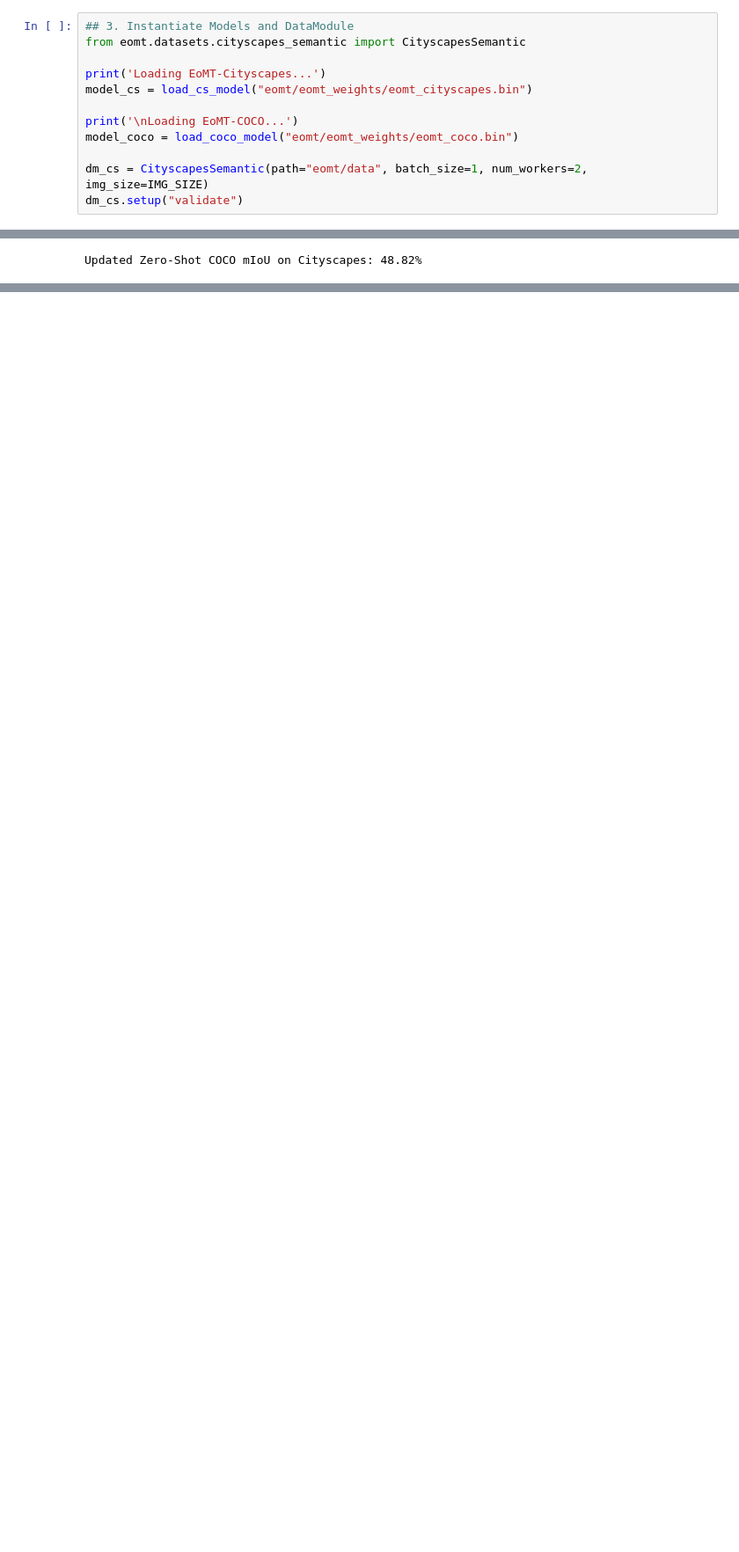
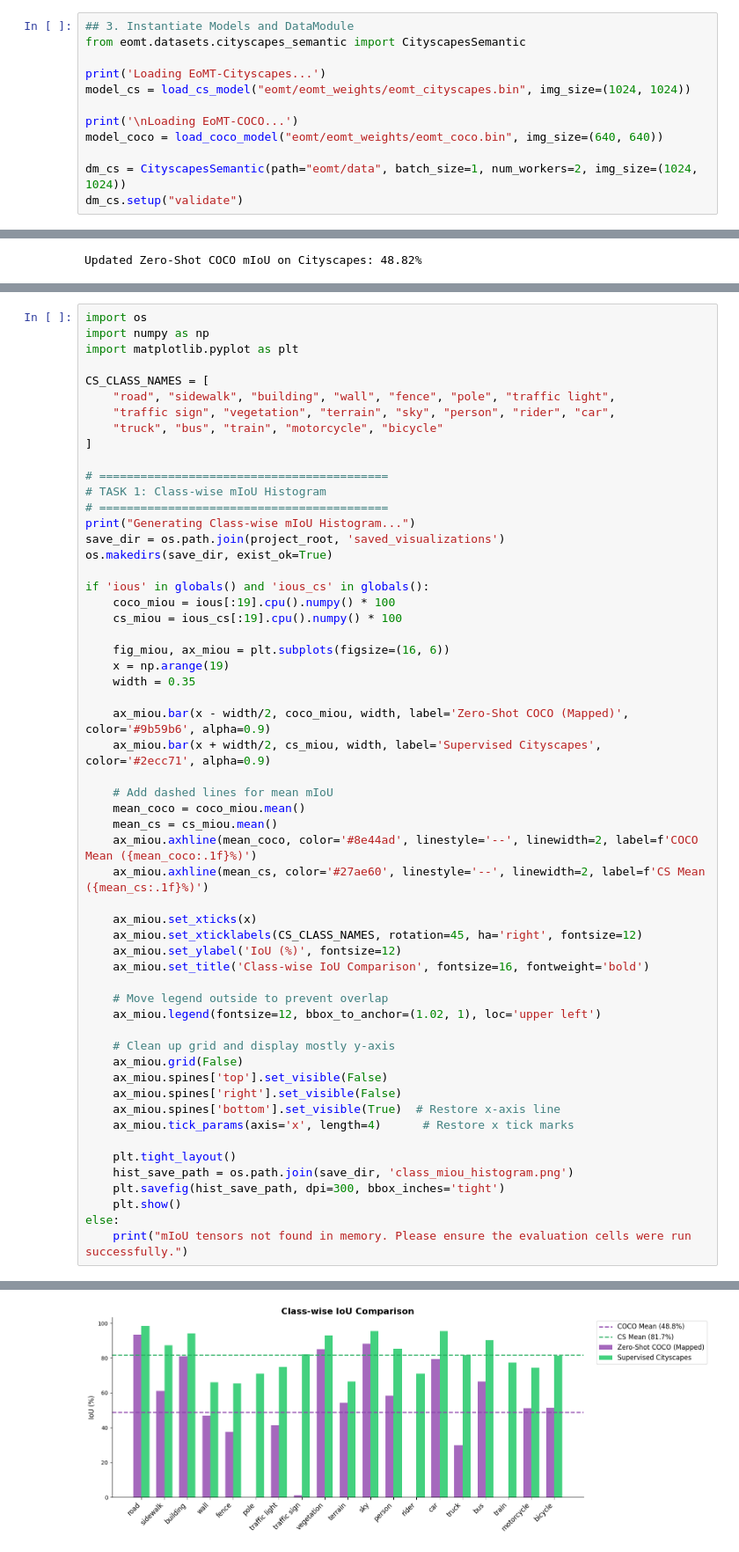
Before and after one commit to MatteoAldovardi92/Fundamental_Project, a Jupyter notebook: Optimized_Step4.ipynb, the cells around one changed output, grey strips where cells are left out. Shown at 88% size. Saved outputs shown, nothing was run; the diff lists cells and outputs as text; blank space fills up the shorter version.

Commit message:
Step4 edited, all scores high as expect last check on the loading logic and inference and image sizes

```diff
--- a/Optimized_Step4.ipynb
+++ b/Optimized_Step4.ipynb
@@ -108,12 +105,12 @@ def load_coco_model(ckpt_path):
 from eomt.datasets.cityscapes_semantic import CityscapesSemantic
 
 print('Loading EoMT-Cityscapes...')
-model_cs = load_cs_model("eomt/eomt_weights/eomt_cityscapes.bin")
+model_cs = load_cs_model("eomt/eomt_weights/eomt_cityscapes.bin", img_size=(1024, 1024))
 
 print('\nLoading EoMT-COCO...')
-model_coco = load_coco_model("eomt/eomt_weights/eomt_coco.bin")
+model_coco = load_coco_model("eomt/eomt_weights/eomt_coco.bin", img_size=(640, 640))
 
-dm_cs = CityscapesSemantic(path="eomt/data", batch_size=1, num_workers=2, img_size=IMG_SIZE)
+dm_cs = CityscapesSemantic(path="eomt/data", batch_size=1, num_workers=2, img_size=(1024, 1024))
 dm_cs.setup("validate")
 # %% [output]
 Loading EoMT-Cityscapes...
@@ -191,0 +188,57 @@ Cityscapes Supervised mIoU: 79.73%
+# %%
+import os
+import numpy as np
+import matplotlib.pyplot as plt
+
+CS_CLASS_NAMES = [
+    "road", "sidewalk", "building", "wall", "fence", "pole", "traffic light",
+    "traffic sign", "vegetation", "terrain", "sky", "person", "rider", "car",
+    "truck", "bus", "train", "motorcycle", "bicycle"
+]
+
+# ==========================================
+# TASK 1: Class-wise mIoU Histogram
+# ==========================================
+print("Generating Class-wise mIoU Histogram...")
+save_dir = os.path.join(project_root, 'saved_visualizations')
+os.makedirs(save_dir, exist_ok=True)
+
+if 'ious' in globals() and 'ious_cs' in globals():
+    coco_miou = ious[:19].cpu().numpy() * 100
+    cs_miou = ious_cs[:19].cpu().numpy() * 100
+
+    fig_miou, ax_miou = plt.subplots(figsize=(16, 6))
+    x = np.arange(19)
+    width = 0.35
+
+    ax_miou.bar(x - width/2, coco_miou, width, label='Zero-Shot COCO (Mapped)', color='#9b59b6', alpha=0.9)
+    ax_miou.bar(x + width/2, cs_miou, width, label='Supervised Cityscapes', color='#2ecc71', alpha=0.9)
+
+    # Add dashed lines for mean mIoU
+    mean_coco = coco_miou.mean()
+    mean_cs = cs_miou.mean()
+    ax_miou.axhline(mean_coco, color='#8e44ad', linestyle='--', linewidth=2, label=f'COCO Mean ({mean_coco:.1f}%)')
+    ax_miou.axhline(mean_cs, color='#27ae60', linestyle='--', linewidth=2, label=f'CS Mean ({mean_cs:.1f}%)')
+
+    ax_miou.set_xticks(x)
+    ax_miou.set_xticklabels(CS_CLASS_NAMES, rotation=45, ha='right', fontsize=12)
+    ax_miou.set_ylabel('IoU (%)', fontsize=12)
+    ax_miou.set_title('Class-wise IoU Comparison', fontsize=16, fontweight='bold')
+
+    # Move legend outside to prevent overlap
+    ax_miou.legend(fontsize=12, bbox_to_anchor=(1.02, 1), loc='upper left')
+
+    # Clean up grid and display mostly y-axis
+    ax_miou.grid(False)
+    ax_miou.spines['top'].set_visible(False)
+    ax_miou.spines['right'].set_visible(False)
+    ax_miou.spines['bottom'].set_visible(True)  # Restore x-axis line
+    ax_miou.tick_params(axis='x', length=4)      # Restore x tick marks
+
+    plt.tight_layout()
+    hist_save_path = os.path.join(save_dir, 'class_miou_histogram.png')
+    plt.savefig(hist_save_path, dpi=300, bbox_inches='tight')
+    plt.show()
+else:
+    print("mIoU tensors not found in memory. Please ensure the evaluation cells were run successfully.")
+# %% [output]
@@ -191,0 +246 @@ Cityscapes Supervised mIoU: 79.73%
+[figure, added]
```
Also changed, not shown: parts of 6 cells of this notebook, 18 other files.
